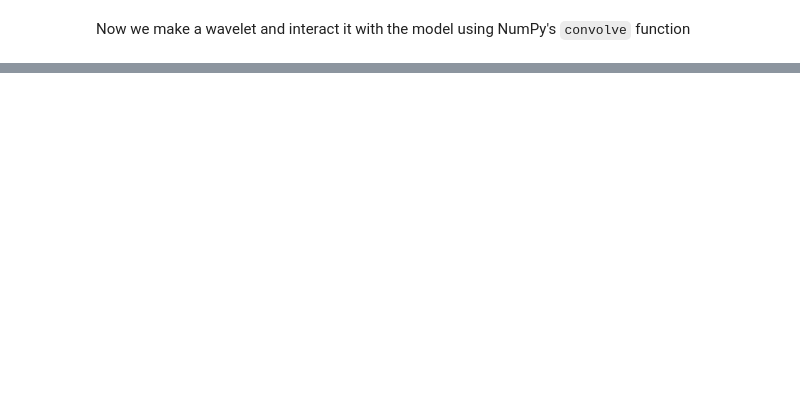
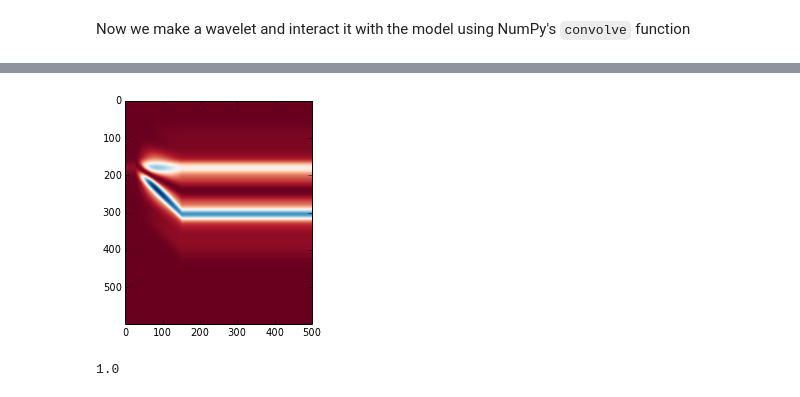
Before and after one commit to agilescientific/notebooks, a Jupyter notebook: To_make_a_wedge.ipynb, the cells around one changed output, grey strips where cells are left out. Cells and saved outputs as stored; diff of their text form; code cells hidden in the pictures; blank space fills up the shorter version.

```diff
--- a/To_make_a_wedge.ipynb
+++ b/To_make_a_wedge.ipynb
@@ -120,0 +138,27 @@ for i in np.arange(len(frequencies)):
+# %%
+RGB_array= np.zeros((model_x,model_y,3))
+Raw_array= np.zeros((model_x,model_y,3))
+
+fff = [5,8,12]
+#raw1 = (make_synth(5))
+#raw2 = (make_synth(8))
+#raw3 = (make_synth(12))
+
+for i in range(3):
+    Raw_array[:,:,i] = make_synth(fff[i])
+
+rms1 = (make_synth(5)**2)
+rms2 = (make_synth(8)**2)
+rms3 = (make_synth(12)**2)
+
+RGB_array[:,:,0]= rms1/np.amax(rms1)
+RGB_array[:,:,1]= rms2/np.amax(rms2)
+RGB_array[:,:,2]= rms3/np.amax(rms3)
+
+plt.imshow( sum(RGB_array, axis=-1),cmap='RdBu', aspect=1)
+plt.show()
+
+RGB_array.ptp()
+# %% [output]
+[figure, added]
+1.0
```
Also changed, not shown: parts of 9 cells of this notebook, 3 other files.
